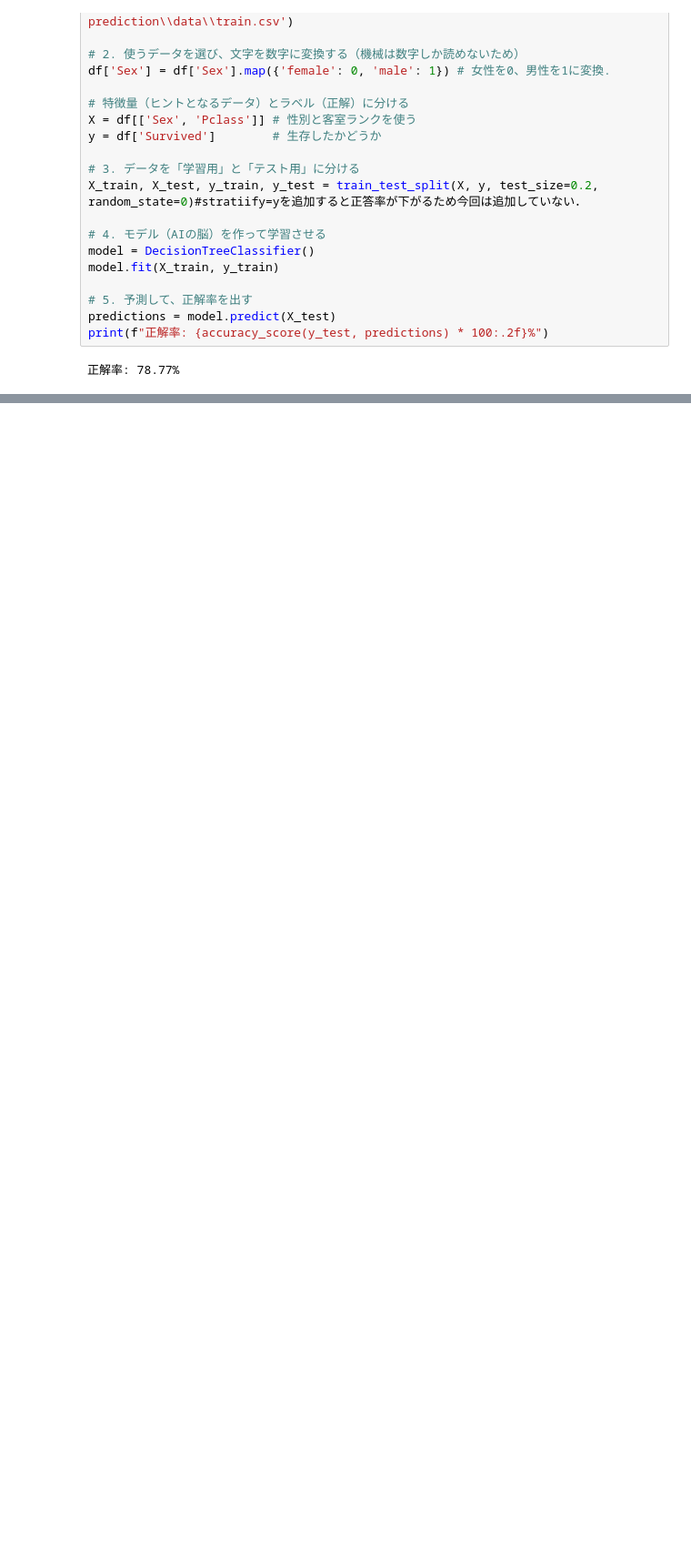
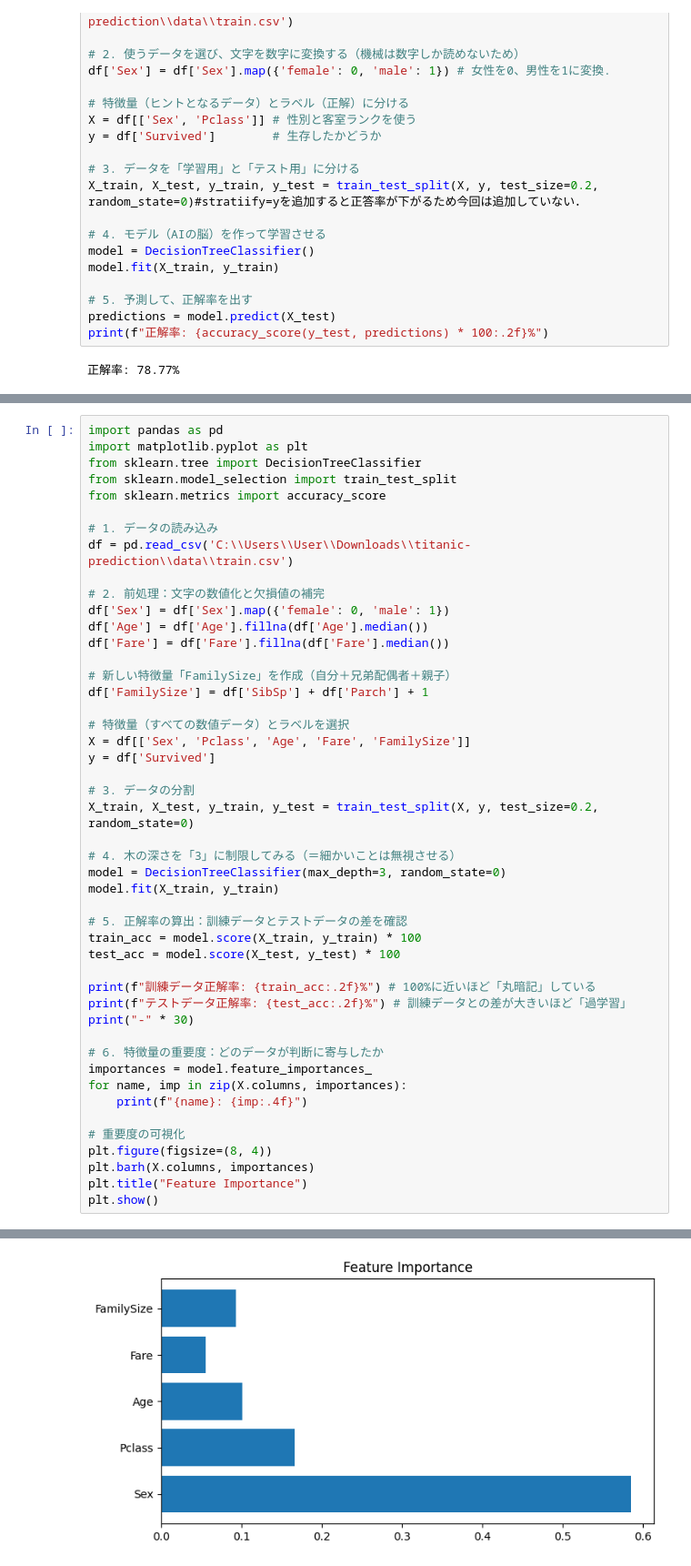
Before and after one commit to tianzhongkouta55-maker/titanic-prediction, a Jupyter notebook: main.py/tinanic_analysis.ipynb, the cells around one changed output, grey strips where cells are left out. Shown at 91% size. Saved outputs shown, nothing was run; the diff lists cells and outputs as text; blank space fills up the shorter version.

```diff
--- a/main.py/tinanic_analysis.ipynb
+++ b/main.py/tinanic_analysis.ipynb
@@ -28,0 +238,48 @@ print(f"正解率: {accuracy_score(y_test, predictions) * 100:.2f}%")
+# %%
+import pandas as pd
+import matplotlib.pyplot as plt
+from sklearn.tree import DecisionTreeClassifier
+from sklearn.model_selection import train_test_split
+from sklearn.metrics import accuracy_score
+
+# 1. データの読み込み
+df = pd.read_csv('C:\\Users\\User\\Downloads\\titanic-prediction\\data\\train.csv')
+
+# 2. 前処理：文字の数値化と欠損値の補完
+df['Sex'] = df['Sex'].map({'female': 0, 'male': 1})
+df['Age'] = df['Age'].fillna(df['Age'].median())
+df['Fare'] = df['Fare'].fillna(df['Fare'].median())
+
+# 新しい特徴量「FamilySize」を作成（自分＋兄弟配偶者＋親子）
+df['FamilySize'] = df['SibSp'] + df['Parch'] + 1
+
+# 特徴量（すべての数値データ）とラベルを選択
+X = df[['Sex', 'Pclass', 'Age', 'Fare', 'FamilySize']]
+y = df['Survived']
+
+# 3. データの分割
+X_train, X_test, y_train, y_test = train_test_split(X, y, test_size=0.2, random_state=0)
+
+# 4. 木の深さを「3」に制限してみる（＝細かいことは無視させる）
+model = DecisionTreeClassifier(max_depth=3, random_state=0)
+model.fit(X_train, y_train)
+
+# 5. 正解率の算出：訓練データとテストデータの差を確認
+train_acc = model.score(X_train, y_train) * 100
+test_acc = model.score(X_test, y_test) * 100
+
+print(f"訓練データ正解率: {train_acc:.2f}%") # 100%に近いほど「丸暗記」している
+print(f"テストデータ正解率: {test_acc:.2f}%") # 訓練データとの差が大きいほど「過学習」
+print("-" * 30)
+
+# 6. 特徴量の重要度：どのデータが判断に寄与したか
+importances = model.feature_importances_
+for name, imp in zip(X.columns, importances):
+    print(f"{name}: {imp:.4f}")
+
+# 重要度の可視化
+plt.figure(figsize=(8, 4))
+plt.barh(X.columns, importances)
+plt.title("Feature Importance")
+plt.show()
+# %% [output]
@@ -28,0 +294 @@ print(f"正解率: {accuracy_score(y_test, predictions) * 100:.2f}%")
+[figure, added]
```
Also changed, not shown: parts of 6 cells of this notebook.
